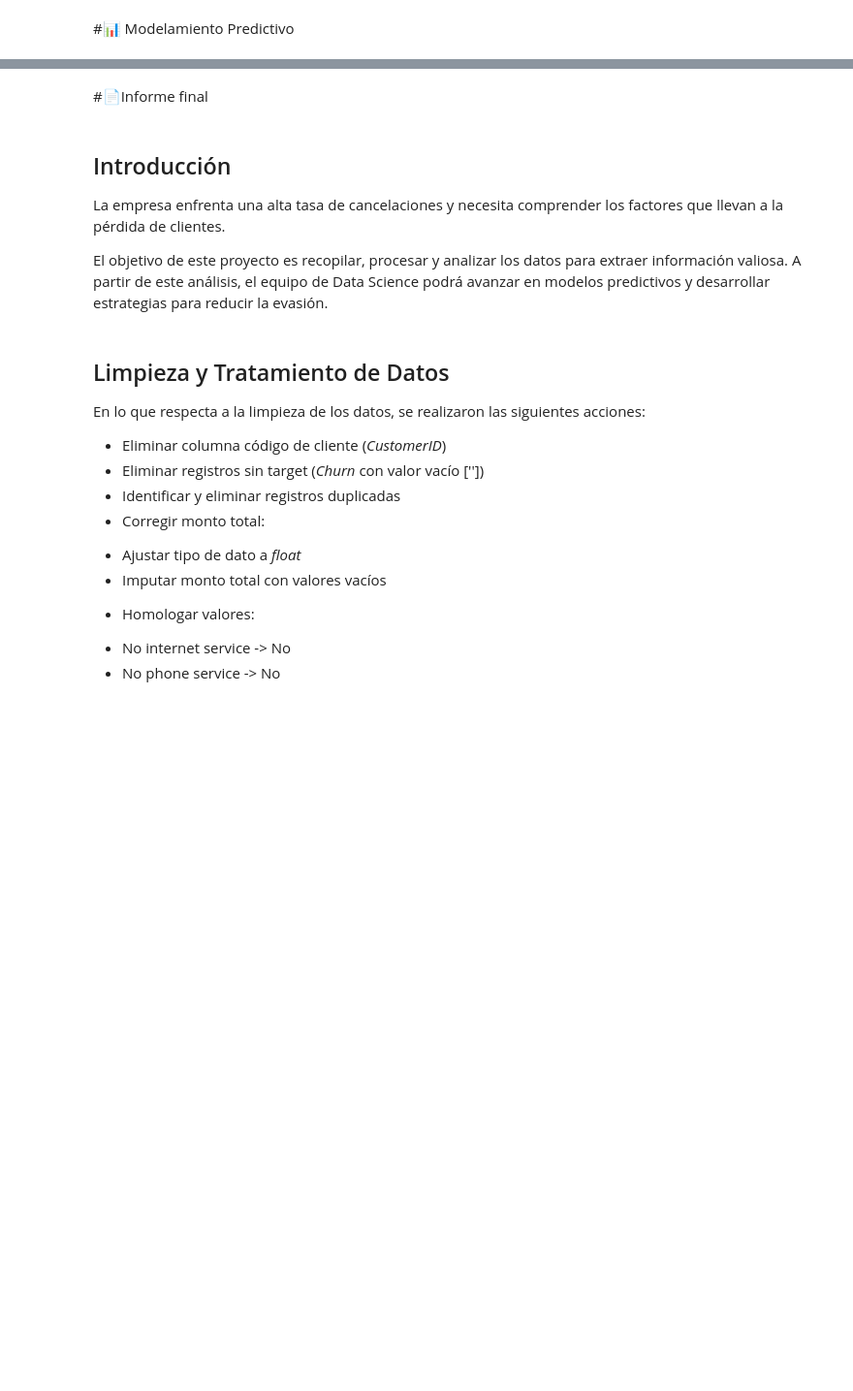
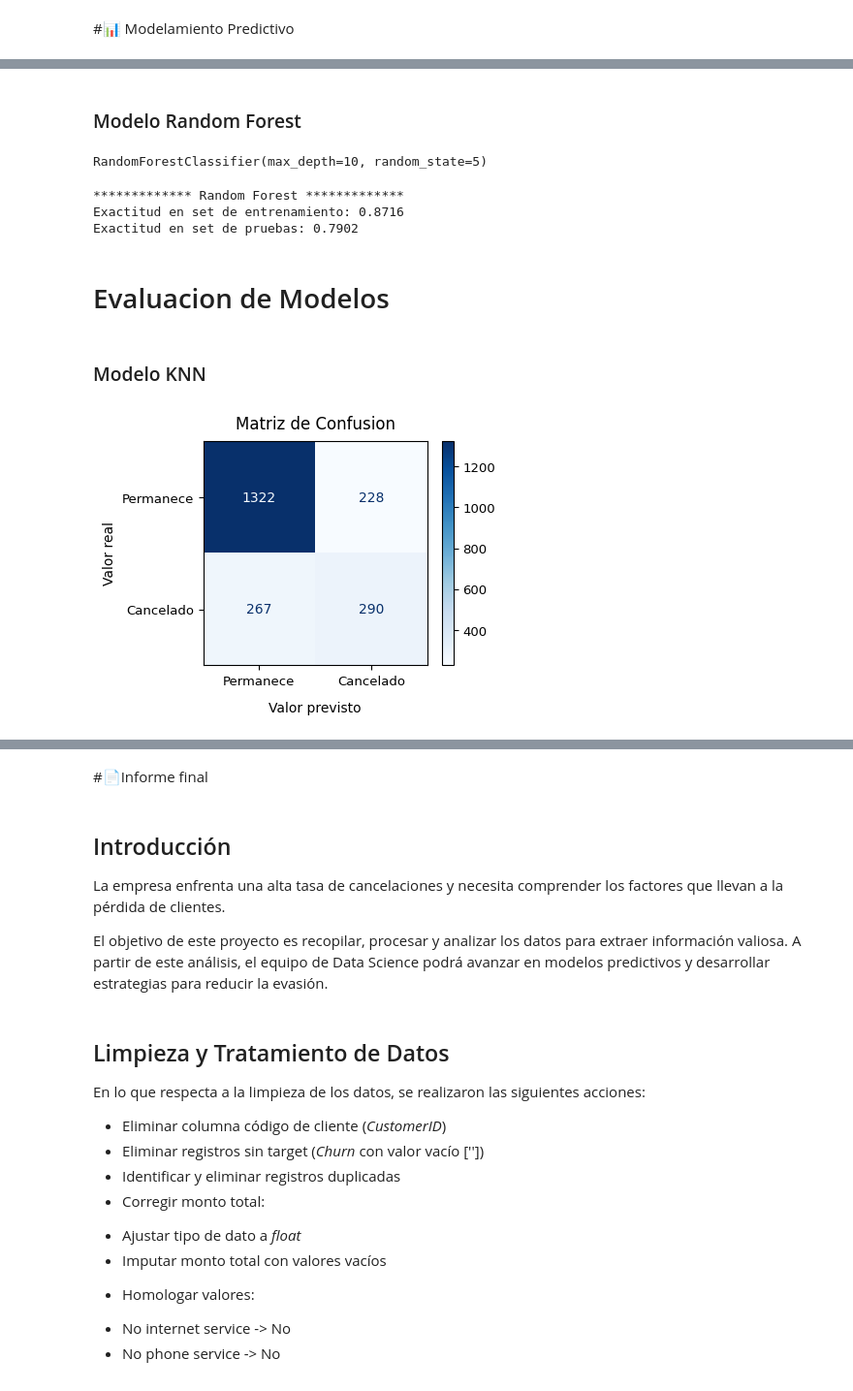
Before and after one commit to rmedi21/challenge-telecom-x-2, a Jupyter notebook: TelecomX_2.ipynb, the cells around one changed output, grey strips where cells are left out. Shown at 97% size. Cells and saved outputs as stored; diff of their text form; code cells hidden in the pictures; blank space fills up the shorter version.

Commit message:
Avance de Entrenamiento y Validacion

```diff
--- a/TelecomX_2.ipynb
+++ b/TelecomX_2.ipynb
@@ -161,5 +213,2 @@ plt.show()
 # %% [markdown]
 #📊 Modelamiento Predictivo
-# %%
-# ESTILO DE GRAFICOS
-sns.set_palette("tab10")
@@ -209,0 +215,4 @@ plt.show()
+# %%
+# SEPARACION DE DATOS
+# Se hace la division estratificada para mantener la proporcion de variable de respuesta
+X_train, X_test, y_train, y_test = train_test_split(X, y, stratify=y, test_size=0.3, random_state=5)
@@ -209,0 +235,4 @@ plt.show()
+# %%
+# MODELO BASE: Modelo de referencia basico para comparar modelos mas avanzados
+dummy = DummyClassifier()
+dummy.fit(X_train, y_train)
@@ -209,0 +249,6 @@ plt.show()
+# %%
+# ENTRENAMIENTO MODELO
+X_train_norm = norm.fit_transform(X_train)
+
+modelo_knn = KNeighborsClassifier()
+modelo_knn.fit(X_train_norm, y_train)
@@ -209,0 +270,37 @@ plt.show()
+# %% [markdown]
+### Modelo Random Forest
+# %%
+# ENTRENAMIENTO MODELO
+modelo_rf = RandomForestClassifier(max_depth=10, random_state=5)
+modelo_rf.fit(X_train, y_train)
+# %% [output]
+RandomForestClassifier(max_depth=10, random_state=5)
+# %%
+# EVALUACION MODELO (preliminar)
+# Tiene mayor precision que el KNN (0.79)
+# !Existe diferencia marcada en los sets
+print('************* Random Forest *************')
+print(f'Exactitud en set de entrenamiento: {modelo_rf.score(X_train, y_train):.4f}')
+print(f'Exactitud en set de pruebas: {modelo_rf.score(X_test, y_test):.4f}')
+# %% [output]
+************* Random Forest *************
+Exactitud en set de entrenamiento: 0.8716
+Exactitud en set de pruebas: 0.7902
+# %% [markdown]
+# Evaluacion de Modelos
+# %% [markdown]
+### Modelo KNN
+# %%
+# MATRIZ DE CONFUSION
+# Se predijo correctamente 285 clientes cancelados.
+# se clasifico incorrectamente 272 clientes como permanecen pero son cancelados
+# se clasifico incorrectamente 170 clientes como cancelados pero son permanecen
+X_test_norm = norm.fit_transform(X_test)
+y_prev_knn = modelo_knn.predict(X_test_norm)
+
+matriz_confusion(y_test, y_prev_knn)
+plt.show()
+# plt.savefig("matriz_confusion_modelo_knn.png", bbox_inches='tight', dpi=300)
+# plt.close()
+# %% [output]
+[figure, added]
```
Also changed, not shown: parts of 27 cells of this notebook.
